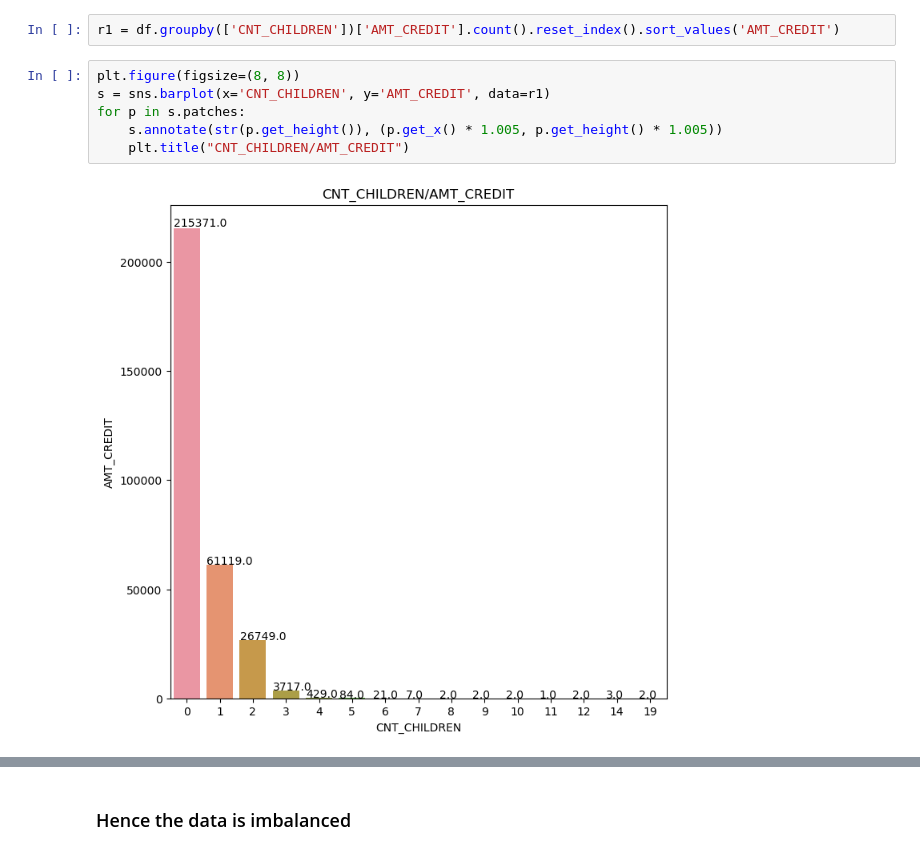
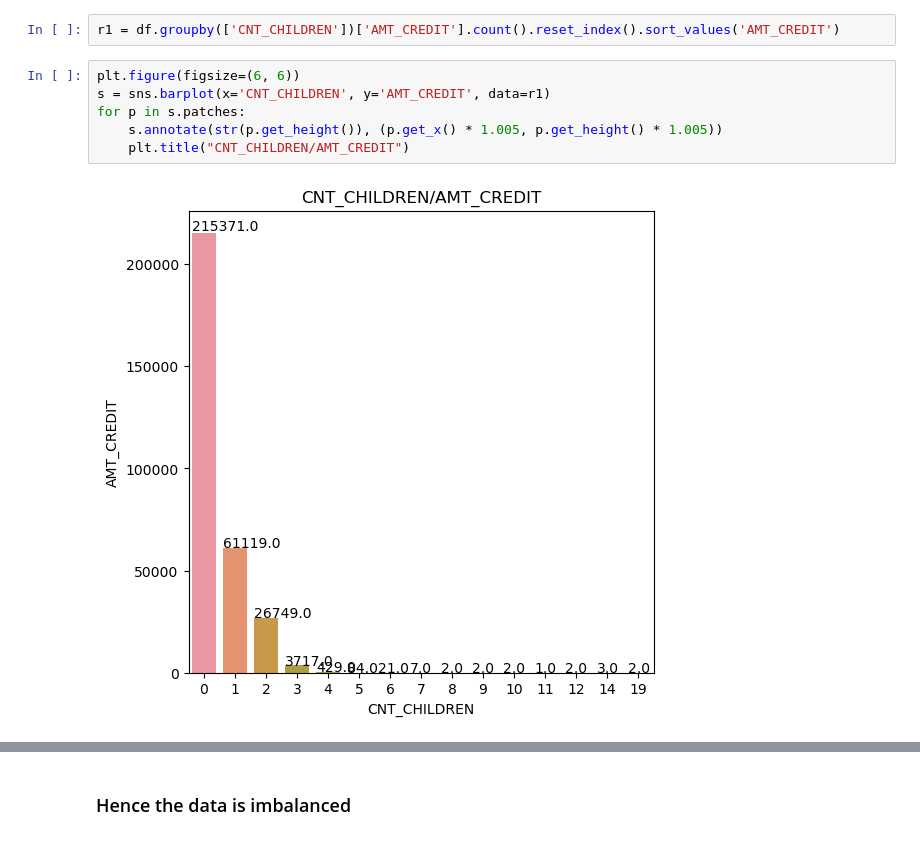
Before and after one commit to santra11/Credit-Scoring, a Jupyter notebook: scoringcredit.ipynb, the cells around one changed output, grey strips where cells are left out. Cells and saved outputs as stored; diff of their text form.

```diff
--- a/scoringcredit.ipynb
+++ b/scoringcredit.ipynb
@@ -163,10 +181,10 @@ for p in s.patches:
 # %%
 r1 = df.groupby(['CNT_CHILDREN'])['AMT_CREDIT'].count().reset_index().sort_values('AMT_CREDIT')
 # %%
-plt.figure(figsize=(8, 8))
+plt.figure(figsize=(6, 6))
 s = sns.barplot(x='CNT_CHILDREN', y='AMT_CREDIT', data=r1)
 for p in s.patches:
     s.annotate(str(p.get_height()), (p.get_x() * 1.005, p.get_height() * 1.005))
     plt.title("CNT_CHILDREN/AMT_CREDIT")
 # %% [output]
-[figure, old version]
+[figure, new version]
```
Also changed, not shown: parts of 152 cells of this notebook.
